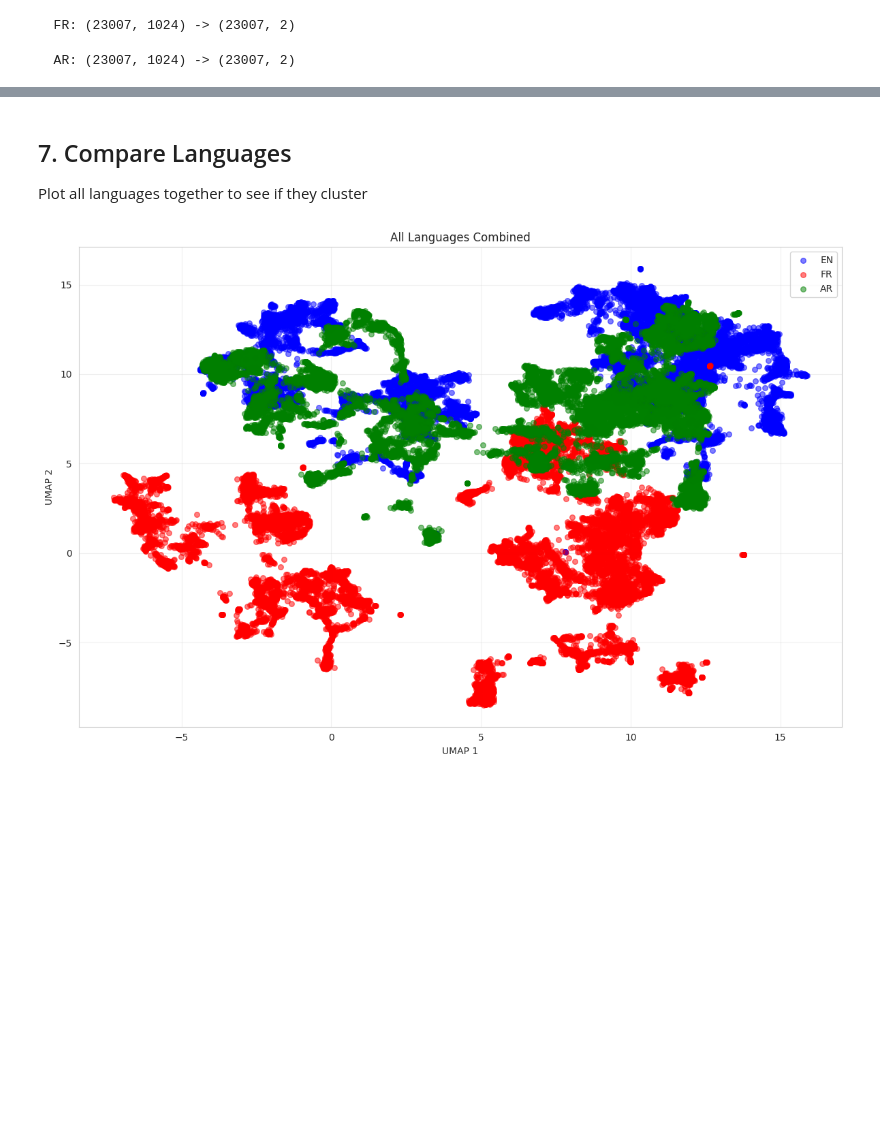
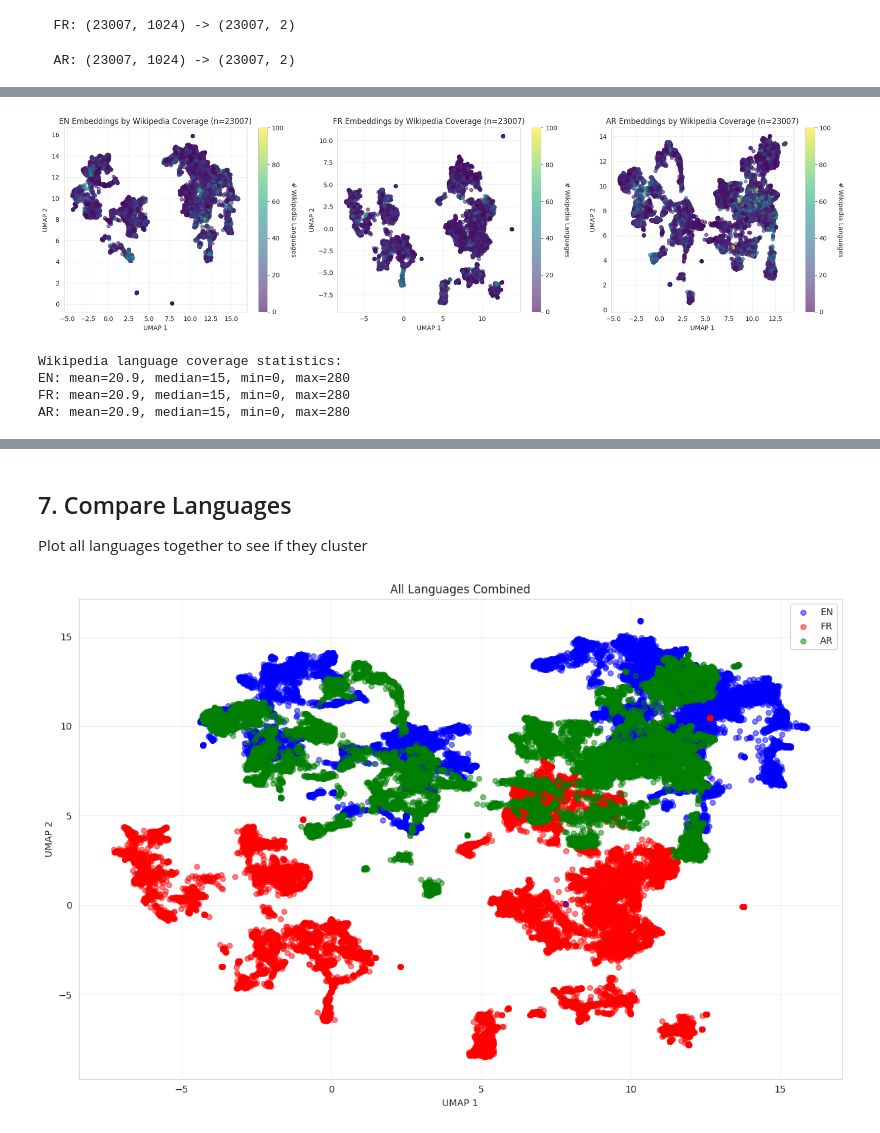
Before and after one commit to khaledbouabdallah/llm_grouping_loss_INRIA, a Jupyter notebook: notebooks/02_generate_embeddings.ipynb, the cells around one changed output, grey strips where cells are left out. Saved outputs shown, nothing was run; the diff lists cells and outputs as text; code cells hidden in the pictures; blank space fills up the shorter version.

```diff
--- a/notebooks/02_generate_embeddings.ipynb
+++ b/notebooks/02_generate_embeddings.ipynb
@@ -763,0 +905,51 @@ plt.show()
+# %%
+# Visualize embeddings with Wikipedia language coverage heatmap
+fig, axes = plt.subplots(1, 3, figsize=(18, 5))
+
+for i, lang in enumerate(languages):
+    ax = axes[i]
+    emb_2d = embeddings_2d[lang]
+
+    # Get entity IDs and map to Wikipedia language count
+    entity_ids = embeddings[lang]['entity_ids']
+    entity_df = df[df['id'].isin(entity_ids)].set_index('id')
+    wiki_langs = [entity_df.loc[eid, 'num_wikipedia_languages'] if eid in entity_df.index else 0
+                  for eid in entity_ids]
+
+    # Convert to numeric, handling string values
+    wiki_langs = [int(float(w)) if pd.notna(w) and w != '' else 0 for w in wiki_langs]
+
+    # Create scatter with continuous colormap
+    scatter = ax.scatter(emb_2d[:, 0], emb_2d[:, 1],
+                        c=wiki_langs, cmap='viridis',
+                        alpha=0.6, s=30, vmin=0, vmax=100)
+
+    # Add colorbar
+    cbar = plt.colorbar(scatter, ax=ax)
+    cbar.set_label('# Wikipedia Languages', rotation=270, labelpad=20)
+
+    ax.set_xlabel('UMAP 1')
+    ax.set_ylabel('UMAP 2')
+    ax.set_title(f'{lang.upper()} Embeddings by Wikipedia Coverage (n={len(emb_2d)})')
+    ax.grid(alpha=0.3)
+
+plt.tight_layout()
+plt.show()
+
+# Print statistics
+print("\nWikipedia language coverage statistics:")
+for lang in languages:
+    entity_ids = embeddings[lang]['entity_ids']
+    entity_df = df[df['id'].isin(entity_ids)].set_index('id')
+    wiki_langs = [entity_df.loc[eid, 'num_wikipedia_languages'] if eid in entity_df.index else 0
+                  for eid in entity_ids]
+    wiki_langs = [int(float(w)) if pd.notna(w) and w != '' else 0 for w in wiki_langs]
+
+    print(f"{lang.upper()}: mean={np.mean(wiki_langs):.1f}, median={np.median(wiki_langs):.0f}, "
+          f"min={np.min(wiki_langs)}, max={np.max(wiki_langs)}")
+# %% [output]
+[figure, added]
+Wikipedia language coverage statistics:
+EN: mean=20.9, median=15, min=0, max=280
+FR: mean=20.9, median=15, min=0, max=280
+AR: mean=20.9, median=15, min=0, max=280
```
Also changed, not shown: parts of 12 cells of this notebook, 3 other files.
